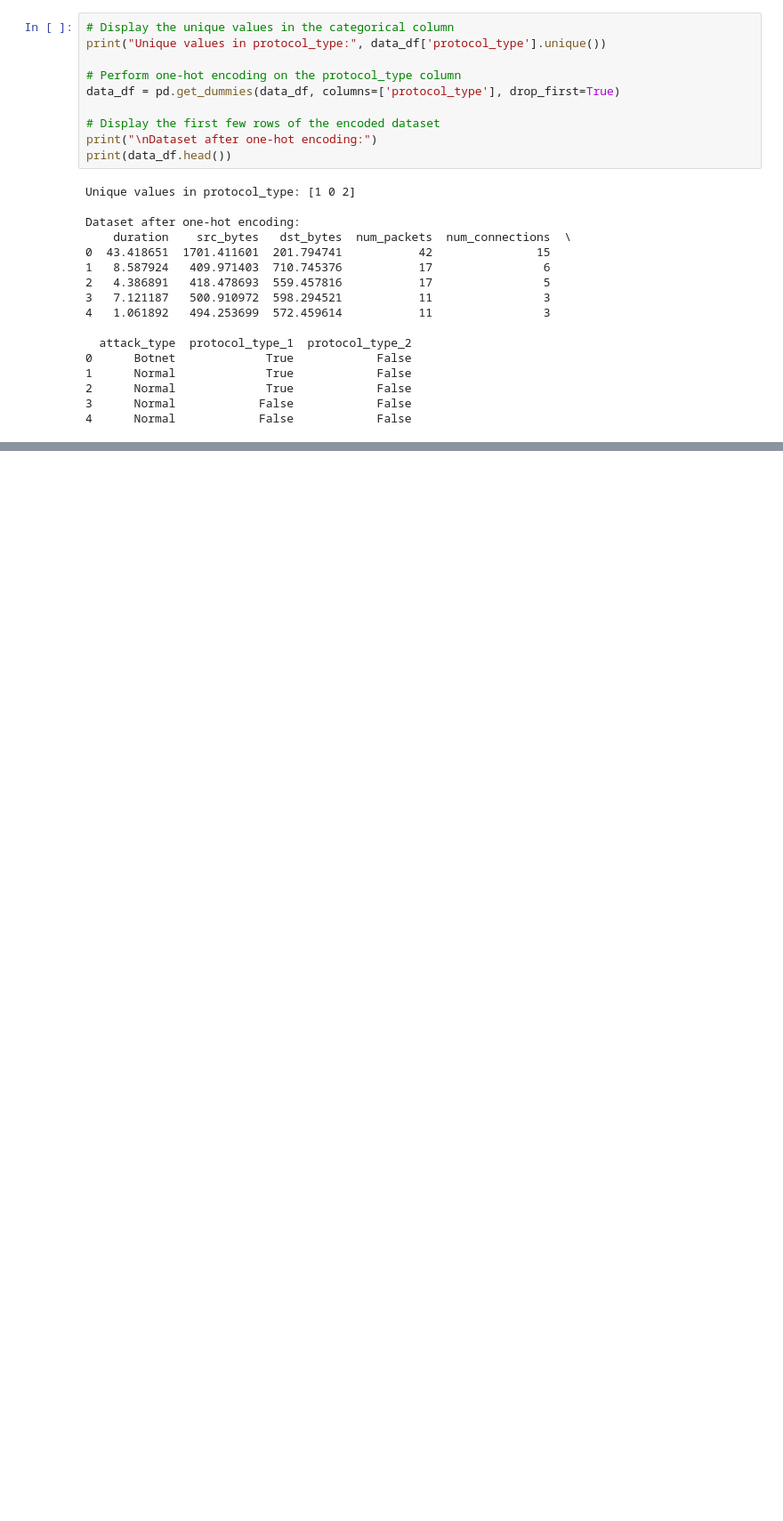
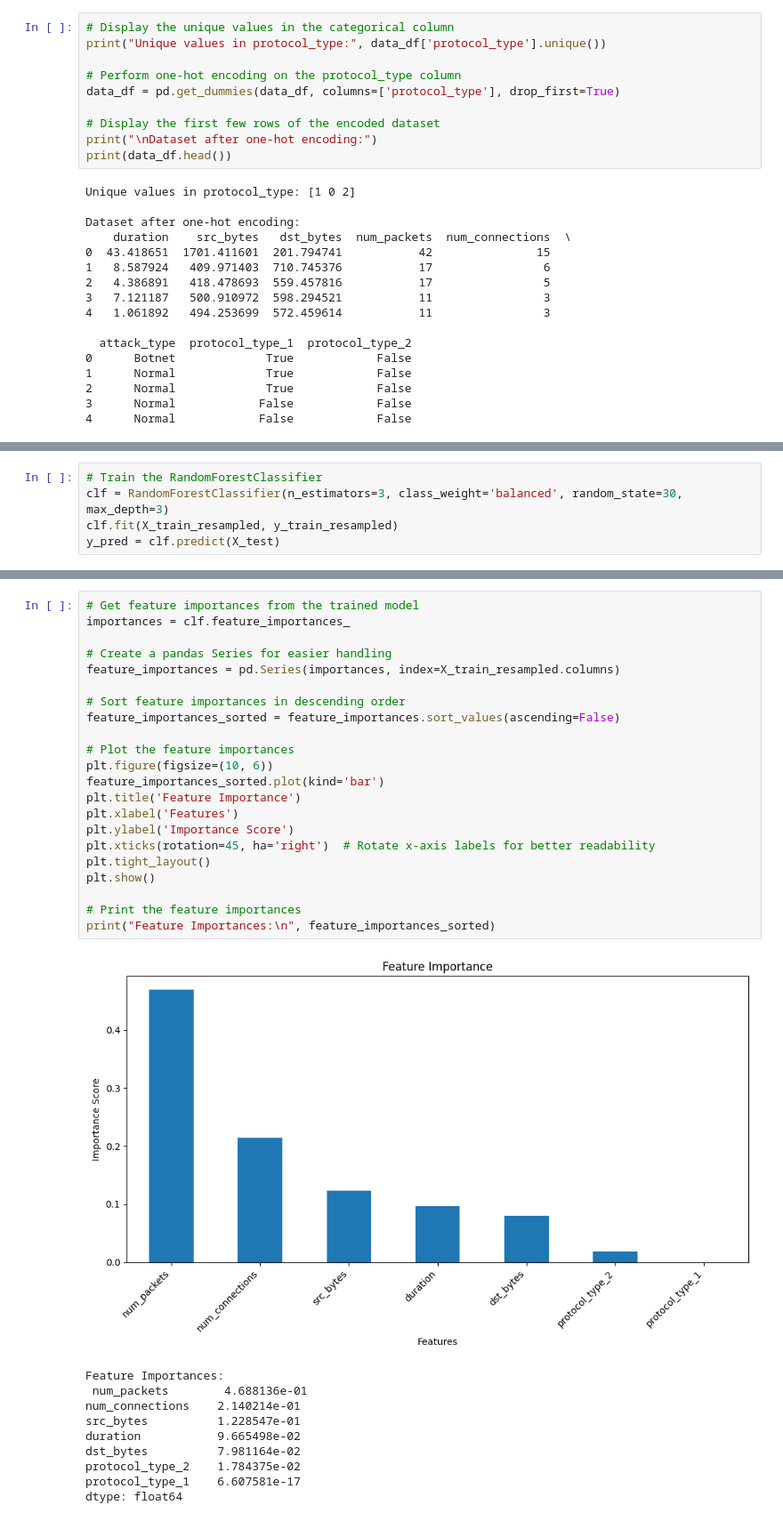
Before and after one commit to JuanTuatis/emtech-programming-assignment, a Jupyter notebook: Programming Assignment 5/Programming_Assignment_5.ipynb, the cells around one changed output, grey strips where cells are left out. Shown: that part at 89% size. Saved outputs shown, nothing was run; the diff lists cells and outputs as text; blank space fills up the shorter version.

```diff
--- a/Programming Assignment 5/Programming_Assignment_5.ipynb
+++ b/Programming Assignment 5/Programming_Assignment_5.ipynb
@@ -291,0 +237,5 @@ plt.show()
+# %%
+# Train the RandomForestClassifier
+clf = RandomForestClassifier(n_estimators=3, class_weight='balanced', random_state=30, max_depth=3)
+clf.fit(X_train_resampled, y_train_resampled)
+y_pred = clf.predict(X_test)
@@ -291,0 +244,33 @@ plt.show()
+# %%
+# Get feature importances from the trained model
+importances = clf.feature_importances_
+
+# Create a pandas Series for easier handling
+feature_importances = pd.Series(importances, index=X_train_resampled.columns)
+
+# Sort feature importances in descending order
+feature_importances_sorted = feature_importances.sort_values(ascending=False)
+
+# Plot the feature importances
+plt.figure(figsize=(10, 6))
+feature_importances_sorted.plot(kind='bar')
+plt.title('Feature Importance')
+plt.xlabel('Features')
+plt.ylabel('Importance Score')
+plt.xticks(rotation=45, ha='right')  # Rotate x-axis labels for better readability
+plt.tight_layout()
+plt.show()
+
+# Print the feature importances
+print("Feature Importances:\n", feature_importances_sorted)
+# %% [output]
+[figure, added]
+Feature Importances:
+ num_packets        4.688136e-01
+num_connections    2.140214e-01
+src_bytes          1.228547e-01
+duration           9.665498e-02
+dst_bytes          7.981164e-02
+protocol_type_2    1.784375e-02
+protocol_type_1    6.607581e-17
+dtype: float64
```
Also changed, not shown: parts of 21 cells of this notebook.
